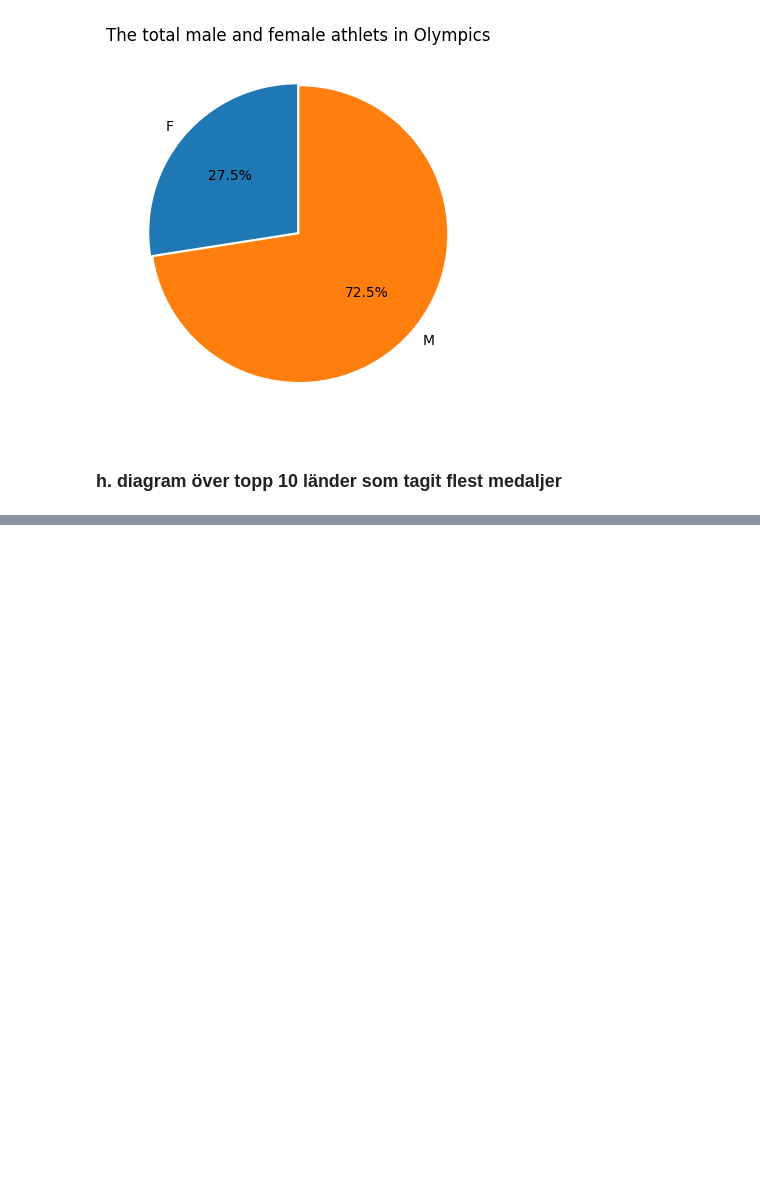
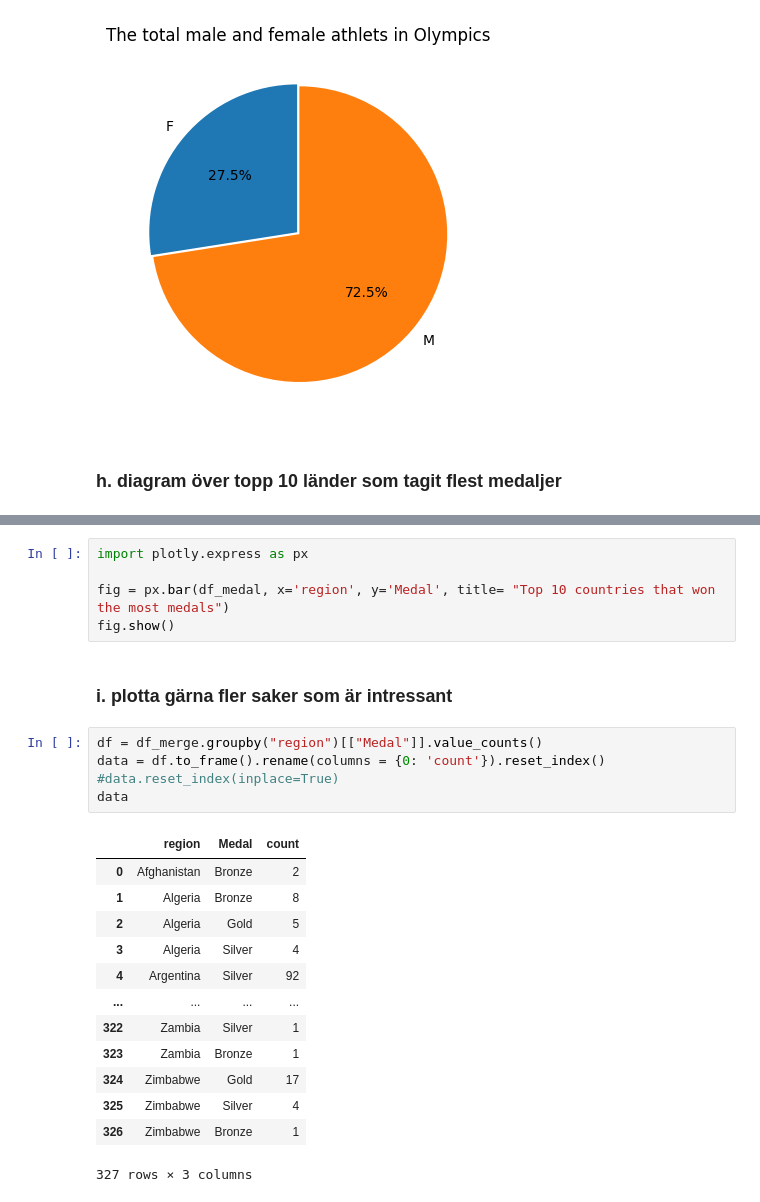
Before and after one commit to wlinds/ITHS-Projekt-OS, a Jupyter notebook: Project/Uppgift 0.ipynb, the cells around one changed output, grey strips where cells are left out. Drawn from its saved outputs; the diff is of its cells as text; blank space fills up the shorter version.

```diff
--- a/Project/Uppgift 0.ipynb
+++ b/Project/Uppgift 0.ipynb
@@ -232,0 +249,26 @@ NameError: name 'medal' is not defined
+# %%
+import plotly.express as px
+
+fig = px.bar(df_medal, x='region', y='Medal', title= "Top 10 countries that won the most medals")
+fig.show()
+# %% [markdown]
+###  i. plotta gärna fler saker som är intressant
+# %%
+df = df_merge.groupby("region")[["Medal"]].value_counts()
+data = df.to_frame().rename(columns = {0: 'count'}).reset_index()
+#data.reset_index(inplace=True)
+data
+# %% [output]
+|  | region | Medal | count |
+| 0 | Afghanistan | Bronze | 2 |
+| 1 | Algeria | Bronze | 8 |
+| 2 | Algeria | Gold | 5 |
+| 3 | Algeria | Silver | 4 |
+| 4 | Argentina | Silver | 92 |
+| ... | ... | ... | ... |
+| 322 | Zambia | Silver | 1 |
+| 323 | Zambia | Bronze | 1 |
+| 324 | Zimbabwe | Gold | 17 |
+| 325 | Zimbabwe | Silver | 4 |
+| 326 | Zimbabwe | Bronze | 1 |
+327 rows × 3 columns
```
Also changed, not shown: parts of 5 cells of this notebook.
